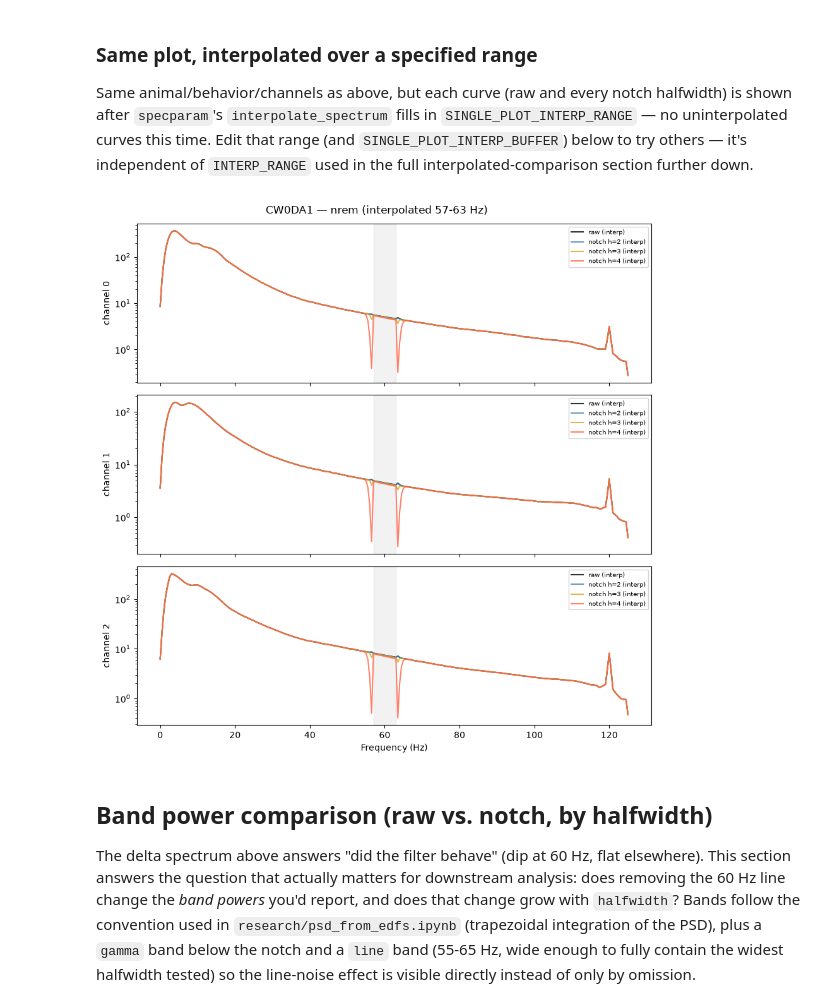
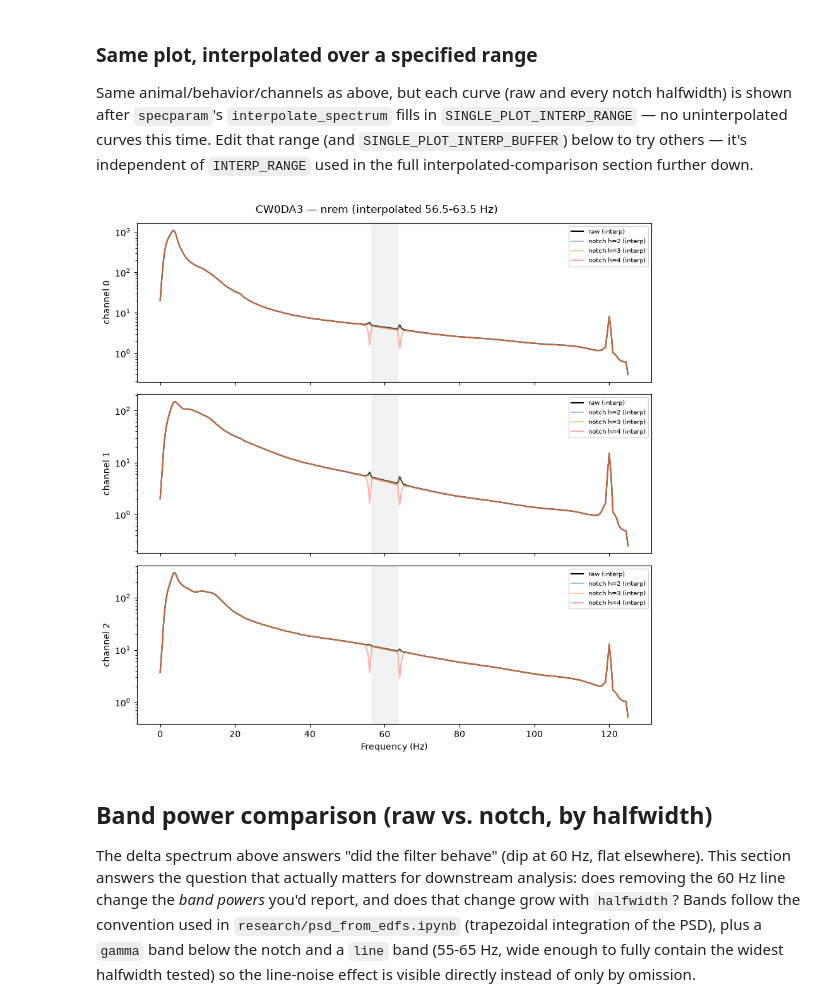
Before and after one commit to LeahMcIntyre/ebb_viewer, a Jupyter notebook: research/line_noise/psd_raw_vs_notch_php_pre.ipynb, the cells around one changed output. Drawn from its saved outputs; the diff is of its cells as text; code cells hidden in the pictures.

```diff
--- a/research/line_noise/psd_raw_vs_notch_php_pre.ipynb
+++ b/research/line_noise/psd_raw_vs_notch_php_pre.ipynb
@@ -252,7 +252,9 @@ fig.tight_layout()
 # %% [markdown]
 ## Plot: one animal/behavior, raw vs. all notch halfwidths
 # %%
-animal, behavior = common_keys[0]
+#animal, behavior = common_keys[0]
+animal, behavior = 'CW0DA3', 'nrem'
+
 r_raw = raw_by_key[(animal, behavior)]
 freqs = np.asarray(r_raw["freqs"])
 channels = r_raw["channels"]
@@ -285,37 +287,37 @@ section further down.
 # %%
 from specparam.utils.spectral import interpolate_spectrum
 
 # Edit these to try a different interpolation window for this plot only.
-SINGLE_PLOT_INTERP_RANGE = [57, 63]
+SINGLE_PLOT_INTERP_RANGE = [56.5, 63.5]
 SINGLE_PLOT_INTERP_BUFFER = 10
 
 
 def _interp_curve(freqs, psd_1d, interp_range=SINGLE_PLOT_INTERP_RANGE, buffer=SINGLE_PLOT_INTERP_BUFFER):
     return interpolate_spectrum(freqs, psd_1d, interp_range, buffer=buffer)[1]
 
 
 fig, axes = plt.subplots(len(channels), 1, figsize=(9, 3 * len(channels)), sharex=True)
 axes = np.atleast_1d(axes)
 for ci, ch in enumerate(channels):
     raw_curve = r_raw["psd"][ci]
-    axes[ci].semilogy(freqs, _interp_curve(freqs, raw_curve), label="raw (interp)", color="black", alpha=0.8)
+    axes[ci].semilogy(freqs, _interp_curve(freqs, raw_curve), label="raw (interp)", color="black", alpha=1)
     for hw, notch_by_key in notch_by_key_by_hw.items():
         notch_curve = notch_by_key[(animal, behavior)]["psd"][ci]
         color = hw_colors.get(hw)
         axes[ci].semilogy(
-            freqs, _interp_curve(freqs, notch_curve), label=f"notch h={hw} (interp)", color=color, alpha=0.8
+            freqs, _interp_curve(freqs, notch_curve), label=f"notch h={hw} (interp)", color=color, alpha=0.5
         )
     axes[ci].axvspan(*SINGLE_PLOT_INTERP_RANGE, color="gray", alpha=0.1)
     axes[ci].set_ylabel(f"channel {ch}")
     axes[ci].legend(fontsize=7)
 axes[-1].set_xlabel("Frequency (Hz)")
 fig.suptitle(
     f"{animal} — {behavior} "
     f"(interpolated {SINGLE_PLOT_INTERP_RANGE[0]}-{SINGLE_PLOT_INTERP_RANGE[1]} Hz)"
 )
 fig.tight_layout()
 # %% [output]
-[figure, old version]
+[figure, new version]
 # %% [markdown]
 ## Band power comparison (raw vs. notch, by halfwidth)
 
```
Also changed, not shown: parts of 2 cells of this notebook.
